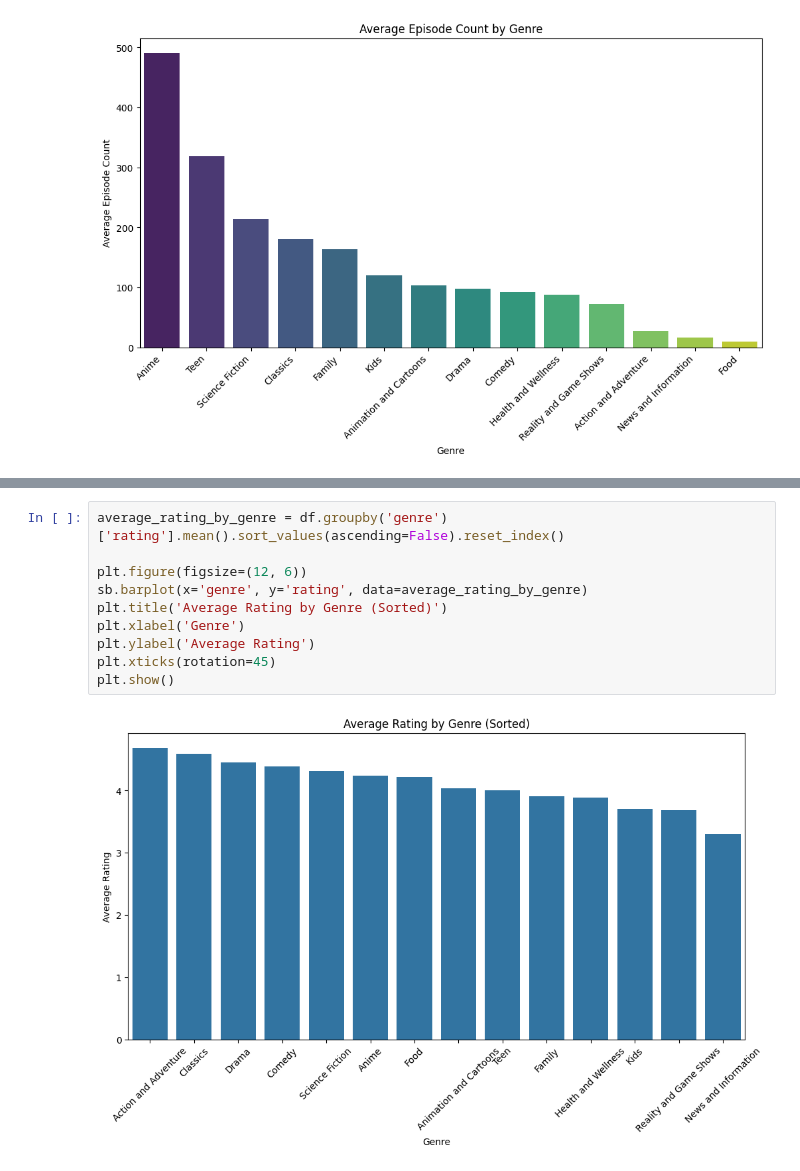
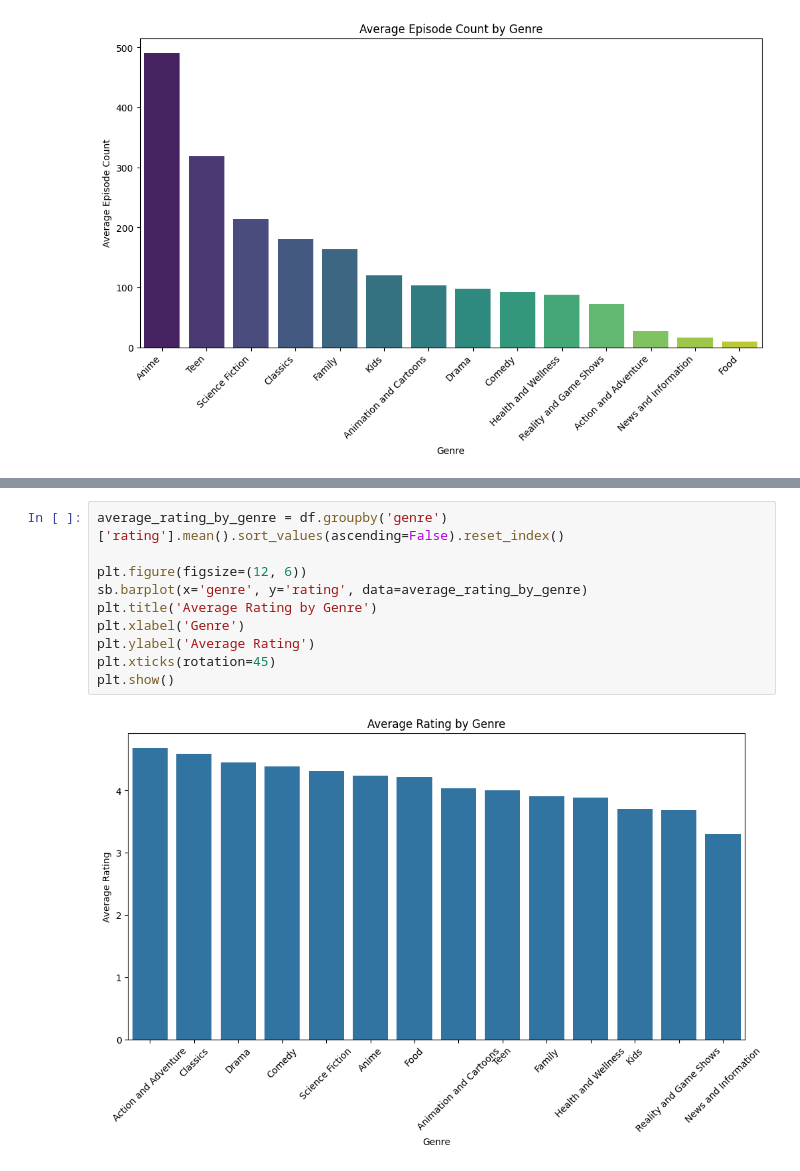
Before and after one commit to DamjanVincic/hulu-popular-shows-analysis, a Jupyter notebook: exploratory-analysis.ipynb, the cells around one changed output, grey strips where cells are left out. Saved outputs shown, nothing was run; the diff lists cells and outputs as text.

```diff
--- a/exploratory-analysis.ipynb
+++ b/exploratory-analysis.ipynb
@@ -260,12 +262,12 @@ plt.show()
 # %%
 average_rating_by_genre = df.groupby('genre')['rating'].mean().sort_values(ascending=False).reset_index()
 
 plt.figure(figsize=(12, 6))
 sb.barplot(x='genre', y='rating', data=average_rating_by_genre)
-plt.title('Average Rating by Genre (Sorted)')
+plt.title('Average Rating by Genre')
 plt.xlabel('Genre')
 plt.ylabel('Average Rating')
 plt.xticks(rotation=45)
 plt.show()
 # %% [output]
-[figure, old version]
+[figure, new version]
```
Also changed, not shown: parts of 2 cells of this notebook.
